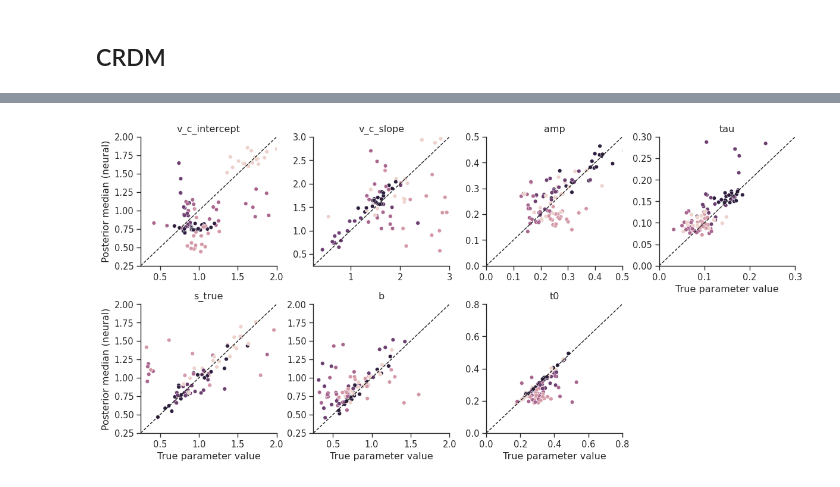
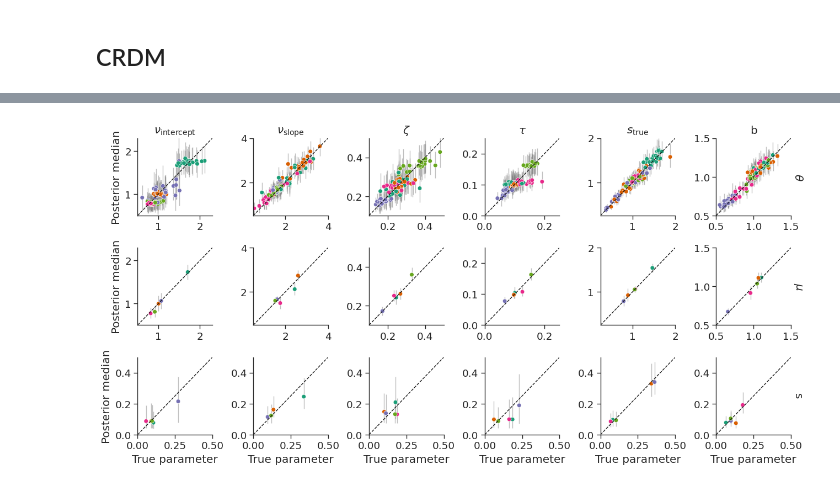
Before and after one commit to maltelueken/neural-race-model-estimation, a Jupyter notebook: notebooks/create_figures_parameter_recovery_hierarchical.ipynb, the cells around one changed output, grey strips where cells are left out. Drawn from its saved outputs; the diff is of its cells as text; code cells hidden in the pictures.

```diff
--- a/notebooks/create_figures_parameter_recovery_hierarchical.ipynb
+++ b/notebooks/create_figures_parameter_recovery_hierarchical.ipynb
@@ -179,4 +369,4 @@ for i in range(NUM_POPS):
     dt_path = f"../outputs/crdm/model.num_bins=12/model.num_mid=128/model.sampler.dt=0.0005/optimizer=adam_cosine_decay/train_steps=1000000/hierarchical_recovery_pop{i}_approx.nc"
     dt_dict_crdm_approx[i] = open_datatree(dt_path)
 # %%
-dt_merged_crdm_approx = merge_datatrees(dt_dict_crdm_approx)
+dt_merged_crdm_approx = mask_bad_params(merge_datatrees(dt_dict_crdm_approx))
@@ -203,3 +384,4 @@ Group: /
 posterior_stacked_subject_crdm_approx = stack_posterior_subject(dt_merged_crdm_approx)
 # %%
 df_posterior_median_subject_crdm_approx = calc_posterior_median_df(posterior_stacked_subject_crdm_approx)
+df_posterior_ci_subject_crdm_approx = calc_posterior_ci_df(posterior_stacked_subject_crdm_approx)
@@ -206,34 +399,71 @@ df_posterior_median_subject_crdm_approx = calc_posterior_median_df(posterior_sta
+# %%
+posterior_stacked_pop_crdm_approx = stack_posterior_pop(dt_merged_crdm_approx)
+# %%
+df_posterior_median_pop_crdm_approx = calc_posterior_median_df(posterior_stacked_pop_crdm_approx)
+df_posterior_ci_pop_crdm_approx = calc_posterior_ci_df(posterior_stacked_pop_crdm_approx)
 # %%
-sns.set_theme(context="paper", style="ticks", font_scale=1.2)
+sns.set_theme(context="paper", style="ticks", font_scale=1.5)
 
-g = sns.FacetGrid(df_posterior_median_subject_crdm_approx, col="param", col_wrap=4, sharex=False, sharey=False, margin_titles=True)
+df_posterior_ci_subject_crdm_approx["pop_param"] = "theta"
+
+df_posterior_ci_crdm_approx = pd.concat([
+    df_posterior_ci_subject_crdm_approx,
+    df_posterior_ci_pop_crdm_approx,
+])
+
+param_labels = {
+    "v_c_intercept": r"$\nu_\text{intercept}$",
+    "v_c_slope": r"$\nu_\text{slope}$",
+    "amp": r"$\zeta$",
+    "tau": r"$\tau$",
+    "s_true": r"$s_\text{true}$",
+    "t0": r"$t_0$",
+}
+
+pop_param_labels = {
+    "theta": r"$\theta$",
+    "mu": r"$\mu$",
+    "sigma": "s",
+}
+
+df_posterior_ci_crdm_approx["param"] = df_posterior_ci_crdm_approx["param"].replace(param_labels)
+df_posterior_ci_crdm_approx["pop_param"] = df_posterior_ci_crdm_approx["pop_param"].replace(pop_param_labels)
+
+g = sns.FacetGrid(df_posterior_ci_crdm_approx.loc[df_posterior_ci_crdm_approx["param"] != r"$t_0$", :], row="pop_param", col="param", sharex=False, sharey=False, margin_titles=True, height=2.2)
 g.figure.subplots_adjust(wspace=0, hspace=0)
 
-g.map_dataframe(sns.scatterplot, x="true", y="theta", hue="pop")
+g.map_dataframe(add_recovery_ci, x="true")
+g.map_dataframe(sns.scatterplot, x="true", y="theta", hue="pop", palette="Dark2", s=30)
 
-g.set_xlabels(label="True parameter value")
-g.set_ylabels(label="Posterior median (neural)")
+g.set_xlabels(label="True parameter")
+g.set_ylabels(label="Posterior median")
 
-g.set_titles(col_template="{col_name}")
+g.set_titles(row_template="{row_name}", col_template="{col_name}")
 
 lims_dict = {
-    "v_c_intercept": (0.25, 2.0),
-    "v_c_slope": (0.25, 3.0),
-    "amp": (0, 0.5),
-    "tau": (0, 0.3),
-    "s_true": (0.25, 2.0),
-    "b": (0.25, 2.0),
-    "t0": (0, 0.8),
+    r"$\nu_\text{intercept}$": (0.5, 2.3),
+    r"$\nu_\text{slope}$": (0.5, 4.0),
+    r"$\zeta$": (0.1, 0.5),
+    r"$\tau$": (0, 0.25),
+    r"$s_\text{true}$": (0.25, 2.0),
+    "b": (0.5, 1.5),
+    r"$t_0$": (0.15, 0.5),
 }
 
-for (col_val), ax in g.axes_dict.items():
-    ax.set_xlim(lims_dict[col_val])
-    ax.set_ylim(lims_dict[col_val])
-    ax.plot(lims_dict[col_val], lims_dict[col_val], 'k--', lw=1)
+for (row_val, col_val), ax in g.axes_dict.items():
+    if row_val in (r"$\theta$", r"$\mu$"):
+        xlim = lims_dict[col_val]
+        ylim = lims_dict[col_val]
+    else:
+        xlim = (0, 0.5)
+        ylim = (0, 0.5)
+    ax.set_xlim(xlim)
+    ax.set_ylim(ylim)
+    ax.plot(xlim, ylim, 'k--', lw=1)
 
-g.savefig("parameter_recovery/parameter_cross_recovery_hierarchical_subject_crdm.png")
+g.savefig("parameter_recovery/parameter_recovery_hierarchical_crdm.png")
 # %% [output]
-[figure, old version]
+[figure, new version]
 # %%
 posterior_stacked_pop_crdm_approx = stack_posterior_pop(dt_merged_crdm_approx)
 # %%
```
Also changed, not shown: parts of 18 cells of this notebook, 6 other files.
